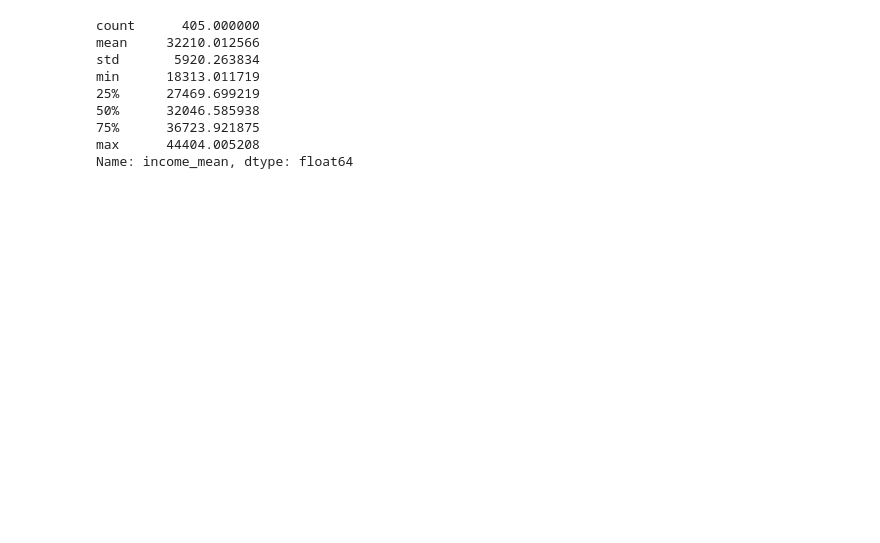
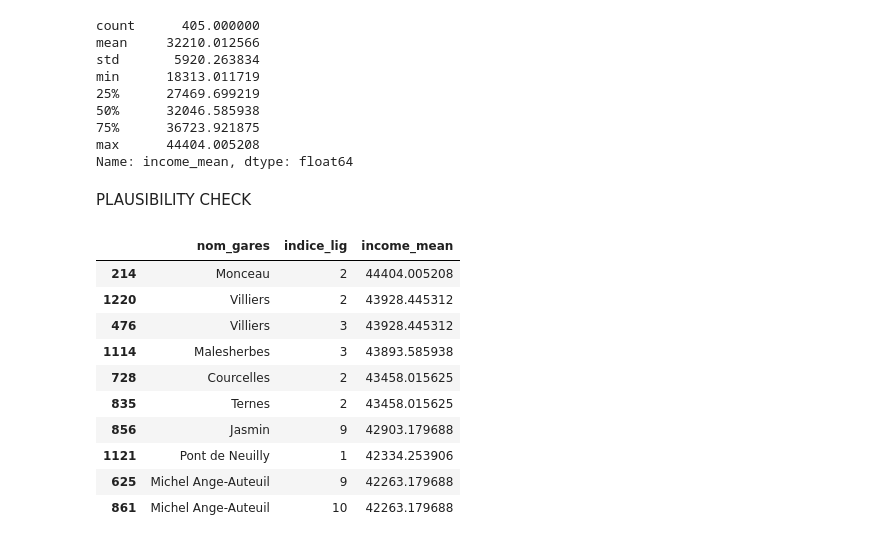
Before and after one commit to tomixmeier/ParisMetro, a Jupyter notebook: notebooks/analysis.ipynb, the cells around one changed output. Saved outputs shown, nothing was run; the diff lists cells and outputs as text; code cells hidden in the pictures; blank space fills up the shorter version.

```diff
--- a/notebooks/analysis.ipynb
+++ b/notebooks/analysis.ipynb
@@ -80,3 +109,25 @@ min      18313.011719
 75%      36723.921875
 max      44404.005208
 Name: income_mean, dtype: float64
+# %% [markdown]
+PLAUSIBILITY CHECK
+# %%
+#10 richest Stations
+top_stations = station_buffers_income.sort_values(
+    by="income_mean",
+    ascending=False
+).head(10)
+
+top_stations[["nom_gares", "indice_lig", "income_mean"]]
+# %% [output]
+|  | nom_gares | indice_lig | income_mean |
+| 214 | Monceau | 2 | 44404.005208 |
+| 1220 | Villiers | 2 | 43928.445312 |
+| 476 | Villiers | 3 | 43928.445312 |
+| 1114 | Malesherbes | 3 | 43893.585938 |
+| 728 | Courcelles | 2 | 43458.015625 |
+| 835 | Ternes | 2 | 43458.015625 |
+| 856 | Jasmin | 9 | 42903.179688 |
+| 1121 | Pont de Neuilly | 1 | 42334.253906 |
+| 625 | Michel Ange-Auteuil | 9 | 42263.179688 |
+| 861 | Michel Ange-Auteuil | 10 | 42263.179688 |
```
Also changed, not shown: parts of 15 cells of this notebook, 2 other files.
